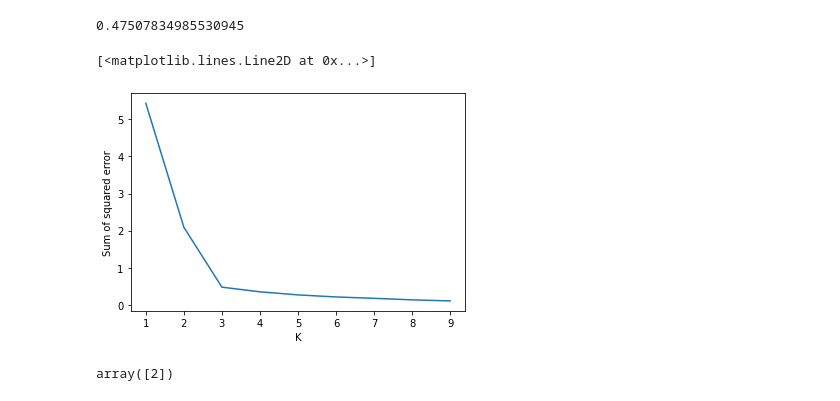
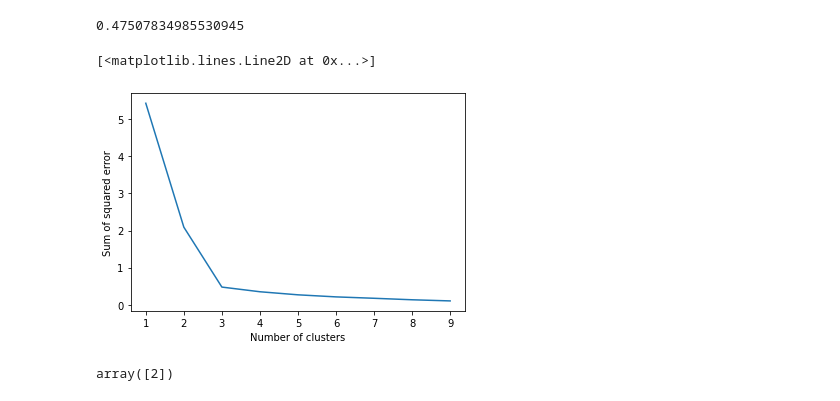
Before and after one commit to V1shwanath/PCA-TEST, a Jupyter notebook: KMeans.ipynb, the cells around one changed output. Cells and saved outputs as stored; diff of their text form; code cells hidden in the pictures.

```diff
--- a/KMeans.ipynb
+++ b/KMeans.ipynb
@@ -85,12 +89,13 @@ for k in k_rng:
     km.fit(df[['Age','Income($)']])
     sse.append(km.inertia_)
 # %%
-plt.xlabel('K')
+
+plt.xlabel('Number of clusters')
 plt.ylabel('Sum of squared error')
 plt.plot(k_rng,sse)
 # %% [output]
 [<matplotlib.lines.Line2D at 0x...>]
-[figure, old version]
+[figure, new version]
 # %%
 km.predict( [[0.8, 0.2]])
 # %% [output]
```
Also changed, not shown: parts of 5 cells of this notebook, 5 other files.
